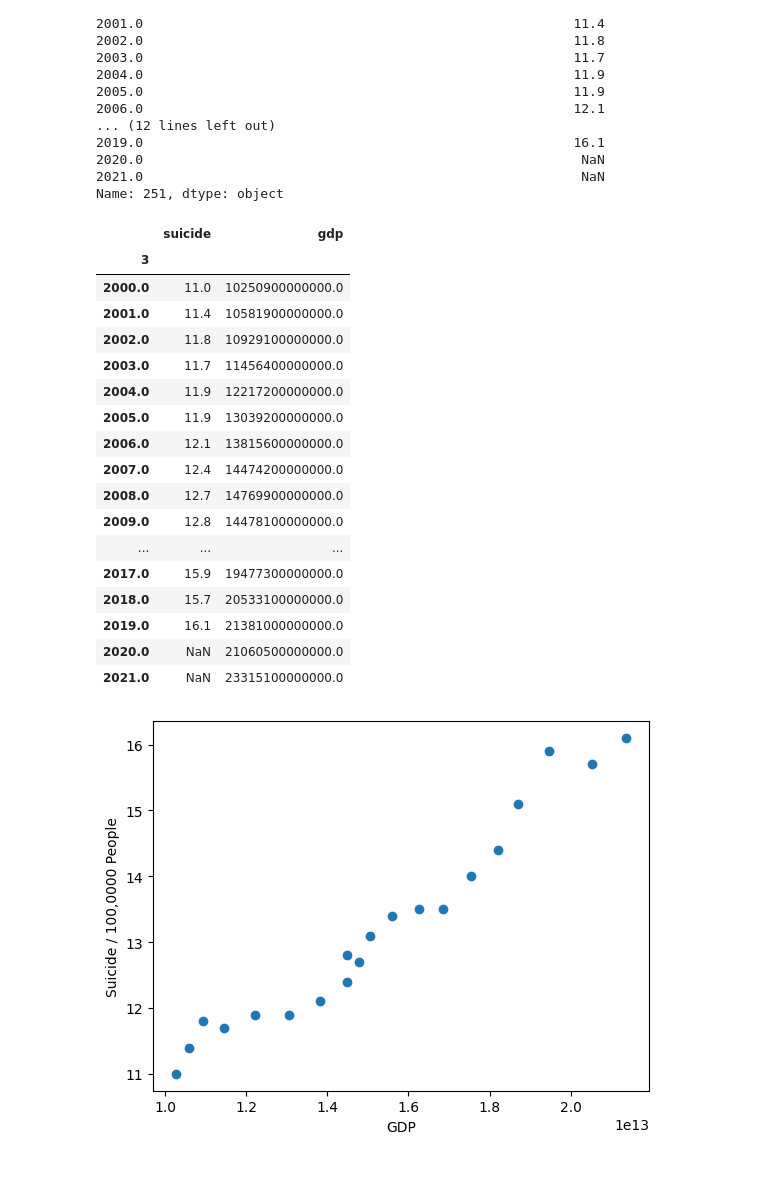
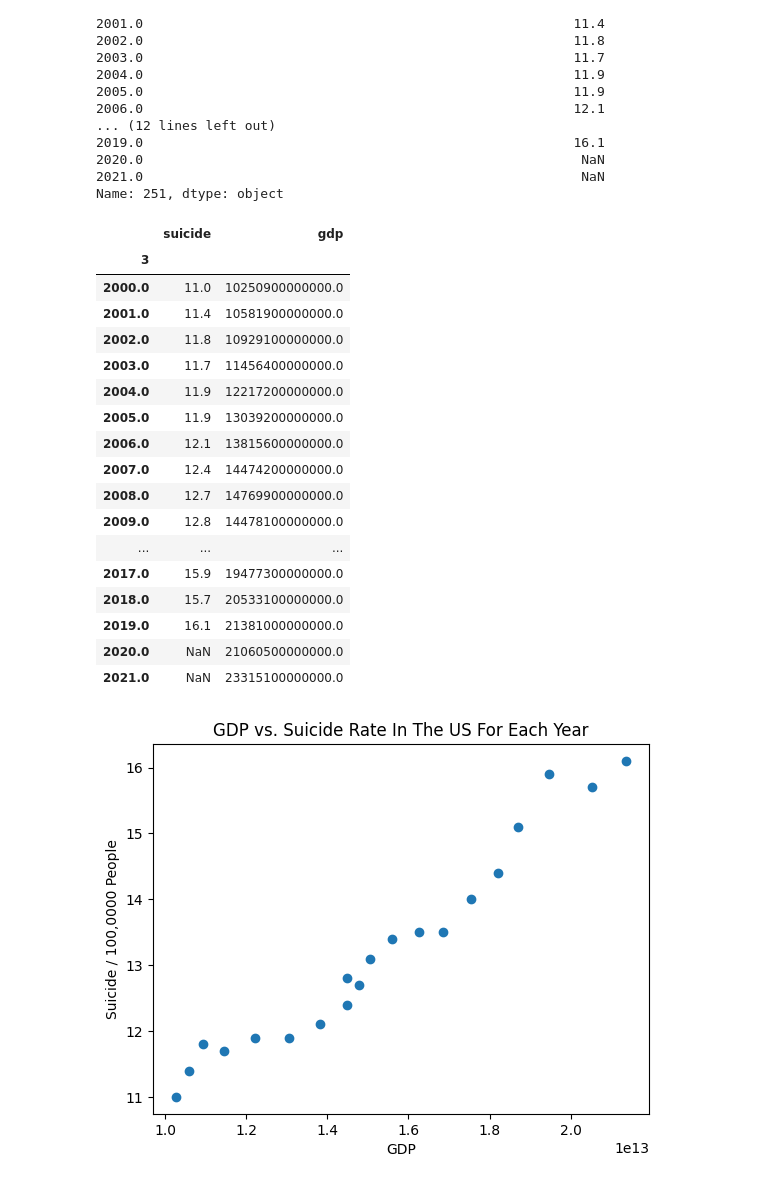
Before and after one commit to wadoodbutt/wadoodbutt.github.io, a Jupyter notebook: final_tutorial.ipynb, the cells around one changed output. Cells and saved outputs as stored; diff of their text form; code cells hidden in the pictures.

```diff
--- a/final_tutorial.ipynb
+++ b/final_tutorial.ipynb
@@ -453,34 +441,35 @@ Name: 251, dtype: object
 # %%
 df_final = pd.DataFrame()
 # Combining united states suicide and gdp
 df_final['suicide'] = df_sui_states.iloc[251, 4:26].transpose()
 df_final['gdp'] = df_gdp_states.iloc[251, 4:26].transpose()
 plt.scatter(x=df_final['gdp'], y=df_final['suicide'])
-plt.title('US State GDP ')
+# plt.title('US State GDP ')
 plt.xlabel('GDP')
 plt.ylabel('Suicide / 100,0000 People')
+plt.title('GDP vs. Suicide Rate In The US For Each Year')
 display(df_final)
 plt.show()
 # %% [output]
 |  | suicide | gdp |
 | 3 |  |  |
 | 2000.0 | 11.0 | 10250900000000.0 |
 | 2001.0 | 11.4 | 10581900000000.0 |
 | 2002.0 | 11.8 | 10929100000000.0 |
 | 2003.0 | 11.7 | 11456400000000.0 |
 | 2004.0 | 11.9 | 12217200000000.0 |
 | 2005.0 | 11.9 | 13039200000000.0 |
 | 2006.0 | 12.1 | 13815600000000.0 |
 | 2007.0 | 12.4 | 14474200000000.0 |
 | 2008.0 | 12.7 | 14769900000000.0 |
 | 2009.0 | 12.8 | 14478100000000.0 |
 | ... | ... | ... |
 | 2017.0 | 15.9 | 19477300000000.0 |
 | 2018.0 | 15.7 | 20533100000000.0 |
 | 2019.0 | 16.1 | 21381000000000.0 |
 | 2020.0 | NaN | 21060500000000.0 |
 | 2021.0 | NaN | 23315100000000.0 |
-[figure, old version]
+[figure, new version]
 # %%
 # Extracting the data for global suicide
 gini_data = requests.get('https://raw.githubusercontent.com/wadoodbutt/wadoodbutt.github.io/main/datasets/gini_global_data.csv')
```
Also changed, not shown: parts of 4 cells of this notebook.
